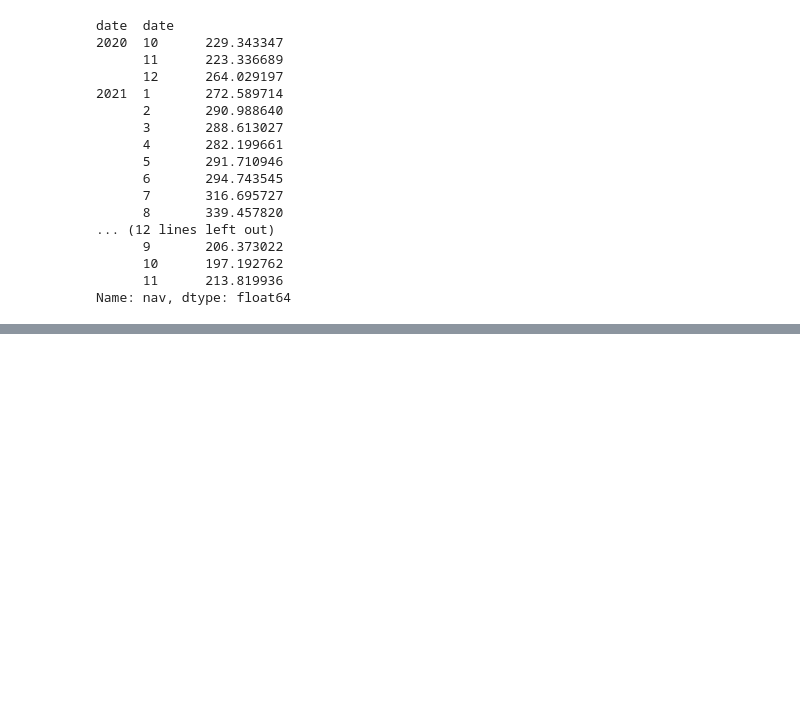
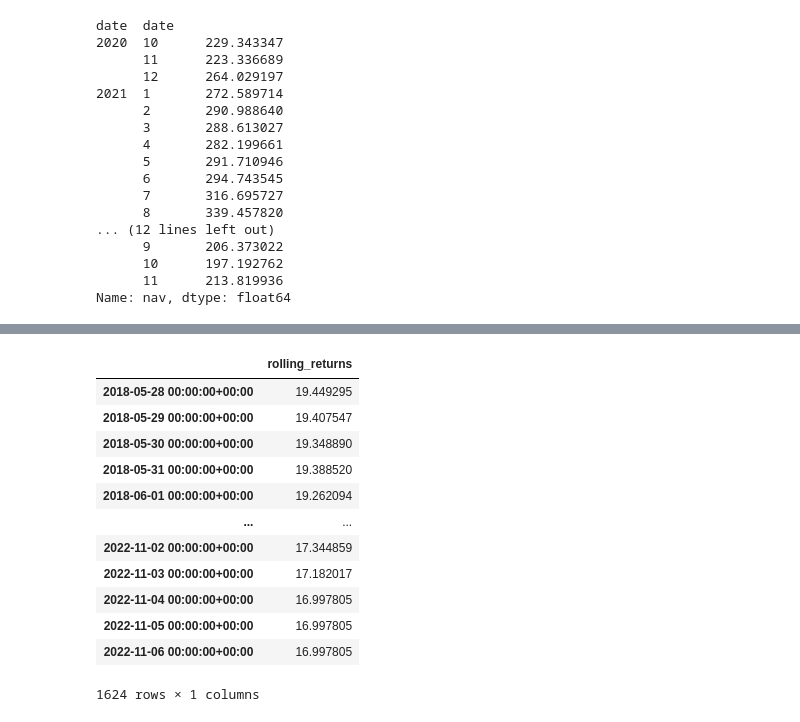
Before and after one commit to ParikhKadam/mutual-fund-analysis, a Jupyter notebook: notebooks/Mutual_Fund_Analysis.ipynb, the cells around one changed output, grey strips where cells are left out. Cells and saved outputs as stored; diff of their text form; code cells hidden in the pictures; blank space fills up the shorter version.

Commit message:
rolling returns with plot (verified online)

```diff
--- a/notebooks/Mutual_Fund_Analysis.ipynb
+++ b/notebooks/Mutual_Fund_Analysis.ipynb
@@ -368,9 +370,12 @@ Trailing return helps us with calculating the yearly rate of interest that you'd
 # deriving the formula of trailing returns from above, we get
 
 # trailing_return = ((final_value / initial_value) ^ (1 / num_times_interest_applied_per_period*num_periods) - 1) * num_times_interest_applied_per_period)
+# %%
+# for most of the compounding schemes, num_times_interest_applied_per_period = 1
+
+def trailing_return(initial_value, final_value, n_years):
+  return (((final_value / initial_value) ** (1 / n_years)) - 1)*100
 # %%
-# for most of the compounding schemes, num_times_interest_applied_per_period = 1
-
 def n_years_trailing_return(df_nav, n_years):
   yesterday = get_yesterday()
   n_years_before_yesterday = (yesterday - datetime.timedelta(days=365*n_years))
@@ -378,7 +383,7 @@ def n_years_trailing_return(df_nav, n_years):
   final_value = df_nav.safe_nav.for_date(yesterday)["nav"]
   initial_value = df_nav.safe_nav.for_date(n_years_before_yesterday)["nav"]
 
-  return (((final_value / initial_value) ** (1 / n_years)) - 1)*100
+  return trailing_return(initial_value, final_value, n_years)
 # %%
 for n_years in (1, 3, 5, 7):
   return_ = n_years_trailing_return(df_nav, n_years=n_years)
@@ -529,0 +555,4 @@ Name: nav, dtype: float64
+# %%
+def n_years_trailing_rolling_returns(df_nav, n_years):
+  df_rr = df_nav["nav"].rolling(365*n_years, closed="both").apply(lambda window: trailing_return(window.iloc[0], window.iloc[-1], n_years)).dropna()
+  return df_rr
@@ -529,0 +625,38 @@ Name: nav, dtype: float64
+# %%
+def n_years_trailing_rolling_returns(df_nav, n_years):
+  rolling_returns = []
+  dates = []
+
+  start_date = df_nav.index[0]
+  end_date = start_date + relativedelta(years=n_years)
+  last_date = df_nav.index[-1]
+
+  while end_date < last_date:
+    df_window = df_nav.loc[start_date:end_date, "nav"]
+    rolling_return = trailing_return(df_window.iloc[0], df_window.iloc[-1], n_years)
+
+    rolling_returns.append(rolling_return)
+    dates.append(end_date)
+
+    start_date = start_date + datetime.timedelta(days=1)
+    end_date = start_date + relativedelta(years=n_years)
+
+  df_rr = pd.DataFrame(rolling_returns, columns=["rolling_returns"], index=dates)
+  return df_rr
+# %%
+df_rr_temp = n_years_trailing_rolling_returns(df_nav, 5)
+df_rr_temp
+# %% [output]
+|  | rolling_returns |
+| 2018-05-28 00:00:00+00:00 | 19.449295 |
+| 2018-05-29 00:00:00+00:00 | 19.407547 |
+| 2018-05-30 00:00:00+00:00 | 19.348890 |
+| 2018-05-31 00:00:00+00:00 | 19.388520 |
+| 2018-06-01 00:00:00+00:00 | 19.262094 |
+| ... | ... |
+| 2022-11-02 00:00:00+00:00 | 17.344859 |
+| 2022-11-03 00:00:00+00:00 | 17.182017 |
+| 2022-11-04 00:00:00+00:00 | 16.997805 |
+| 2022-11-05 00:00:00+00:00 | 16.997805 |
+| 2022-11-06 00:00:00+00:00 | 16.997805 |
+1624 rows × 1 columns
```
Also changed, not shown: parts of 24 cells of this notebook.
